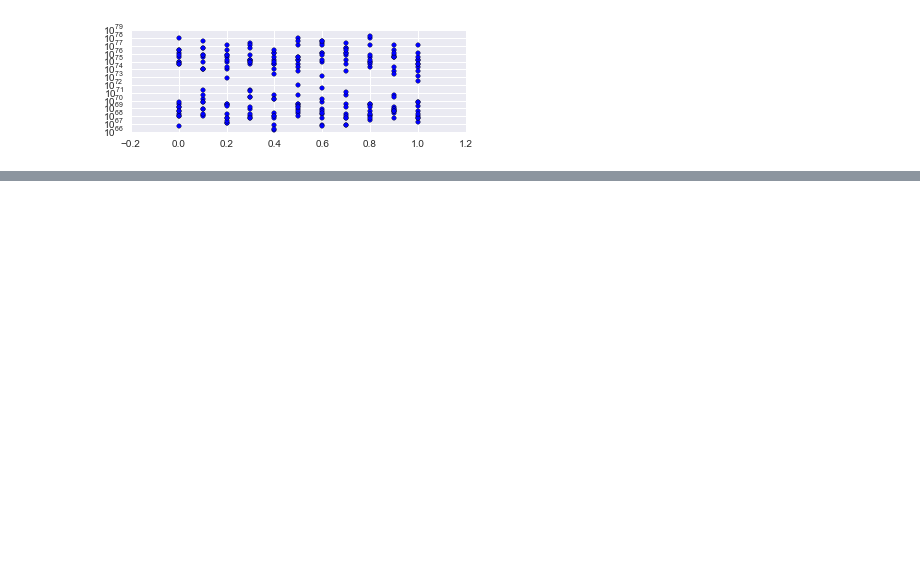
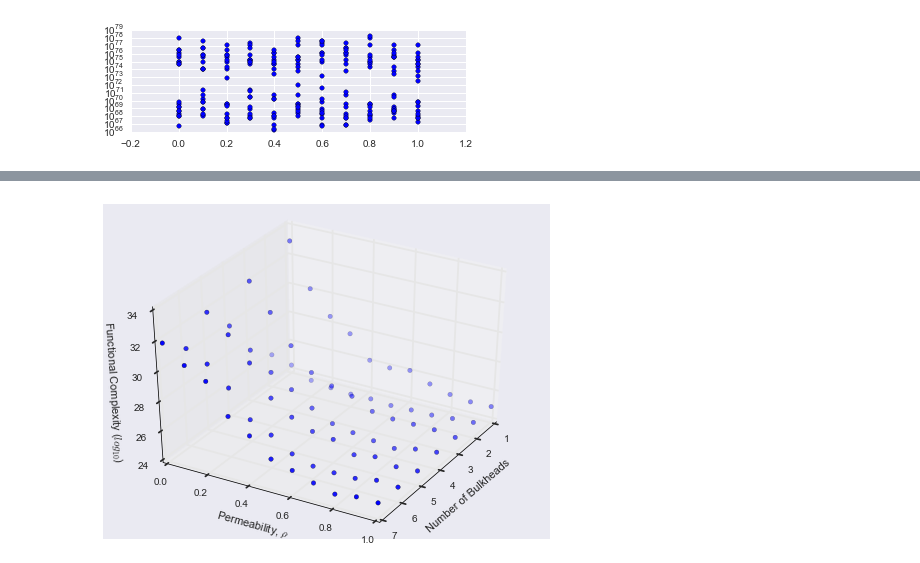
Before and after one commit to colinsh21/Python, a Jupyter notebook: ipython/ShipNET/perm sweep analysis.ipynb, the cells around one changed output, grey strips where cells are left out. Cells and saved outputs as stored; diff of their text form; code cells hidden in the pictures; blank space fills up the shorter version.

```diff
--- a/ipython/ShipNET/perm sweep analysis.ipynb
+++ b/ipython/ShipNET/perm sweep analysis.ipynb
@@ -159,3 +161,6 @@ ax.scatter(all_data['permeability'],all_data['interactions_total'])
 ax.set_yscale('log')
 # %% [output]
 [figure]
+# %%
+averages=all_data.groupby(['num_bh','permeability']).mean()
+averages
@@ -161,0 +187,4 @@ ax.set_yscale('log')
+# %%
+#av_sep=averages.unstack(level=1)
+av_sep=averages.reset_index()
+av_sep
@@ -161,0 +210,15 @@ ax.set_yscale('log')
+# %%
+fig=plt.figure(figsize=(8,6))
+ax=fig.add_subplot(111, projection='3d')
+ax.scatter(av_sep['num_bh'],
+               av_sep['permeability'],
+               av_sep['int_log'])
+ax.set_xlim(1,7)
+ax.set_ylim(0.0,1.0)
+ax.set_xlabel('Number of Bulkheads')
+ax.set_ylabel(r'Permeability, $\rho$')
+ax.set_zlabel('Functional Complexity ($log_{10}$)')
+ax.view_init(elev=35.,azim=30)
+fig.savefig('Functional Complexity.png',transparent=True)
+# %% [output]
+[figure, added]
```
Also changed, not shown: parts of 14 cells of this notebook, 2 other files.
